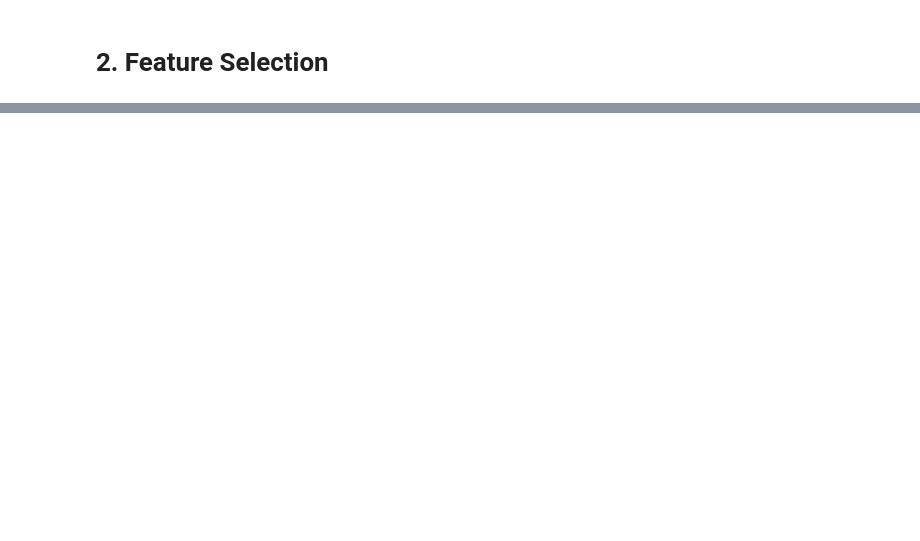
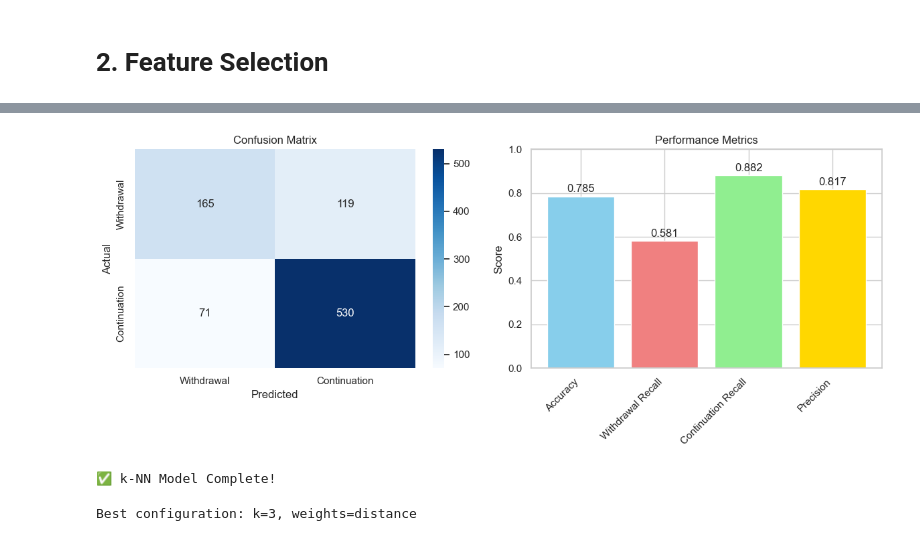
Before and after one commit to cwfmoore/msc_ai_module, a Jupyter notebook: k-NN.ipynb, the cells around one changed output, grey strips where cells are left out. Saved outputs shown, nothing was run; the diff lists cells and outputs as text; code cells hidden in the pictures; blank space fills up the shorter version.

```diff
--- a/k-NN.ipynb
+++ b/k-NN.ipynb
@@ -77,4 +2,0 @@ tools = Tools()
-# %%
-config = tools.load_toml_file("config.toml")
-knn_config = config.get('k-NN_model', {})
-tools.print_message('success', 'Loaded configuration', format_dict={'number of keys': len(config)})
@@ -1110,0 +319,39 @@ Coefficient of variation: 0.041 (lower = more stable)
+# %%
+# Create visualisation of results
+fig, axes = plt.subplots(1, 2, figsize=(12, 5))
+
+# Confusion Matrix Heatmap
+sns.heatmap(cm, annot=True, fmt='d', cmap='Blues',
+           xticklabels=['Withdrawal', 'Continuation'],
+           yticklabels=['Withdrawal', 'Continuation'],
+           ax=axes[0])
+axes[0].set_title('Confusion Matrix')
+axes[0].set_ylabel('Actual')
+axes[0].set_xlabel('Predicted')
+
+# Performance Metrics Bar Chart
+metrics = ['Accuracy', 'Withdrawal Recall', 'Continuation Recall', 'Precision']
+values = [accuracy, specificity, sensitivity, precision]
+colors = ['skyblue', 'lightcoral', 'lightgreen', 'gold']
+
+bars = axes[1].bar(metrics, values, color=colors)
+axes[1].set_ylim(0, 1)
+axes[1].set_title('Performance Metrics')
+axes[1].set_ylabel('Score')
+
+# Add value labels on bars
+for bar, value in zip(bars, values):
+    axes[1].text(bar.get_x() + bar.get_width()/2, bar.get_height() + 0.01,
+                f'{value:.3f}', ha='center', va='bottom')
+
+plt.xticks(rotation=45, ha='right')
+plt.tight_layout()
+plt.show()
+
+print(f'✅ k-NN Model Complete!')
+print(f'Best configuration: k={grid_search.best_params_["classifier__n_neighbors"]}, '
+      f'weights={grid_search.best_params_["classifier__weights"]}')
+# %% [output]
+[figure, added]
+✅ k-NN Model Complete!
+Best configuration: k=3, weights=distance
```
Also changed, not shown: parts of 53 cells of this notebook, 6 other files.
